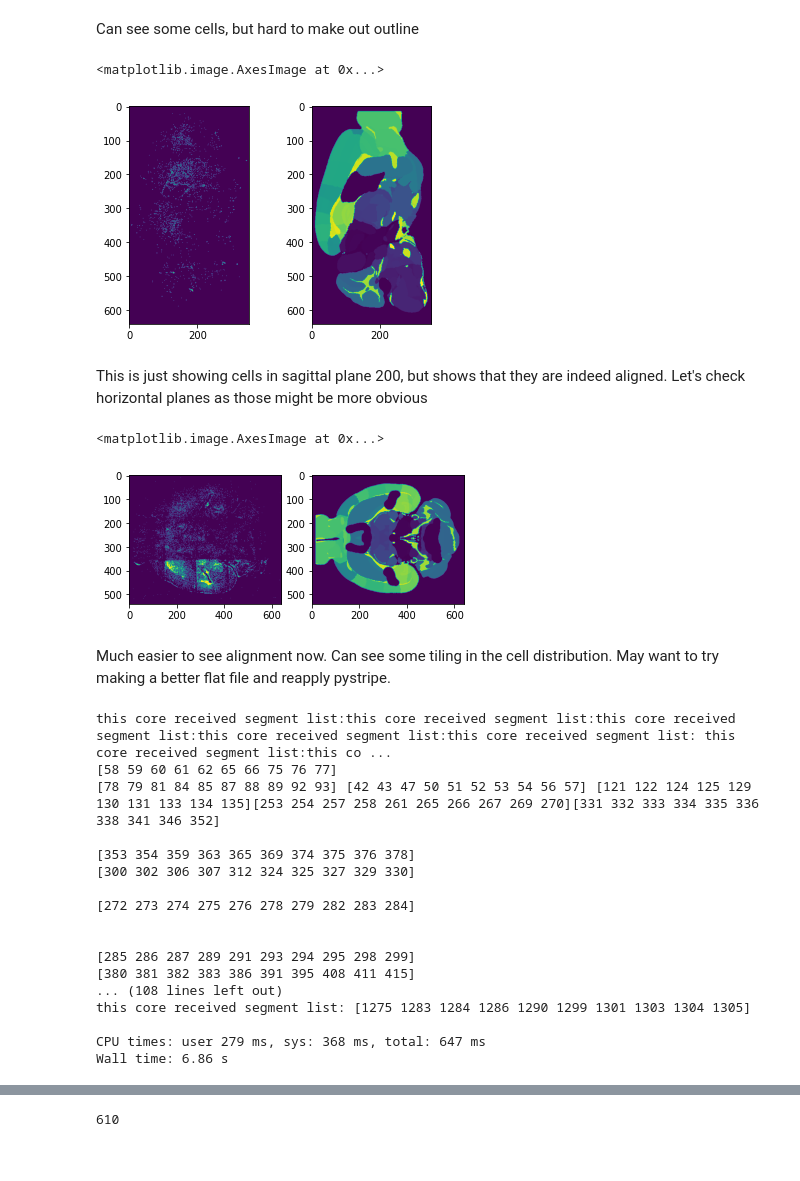
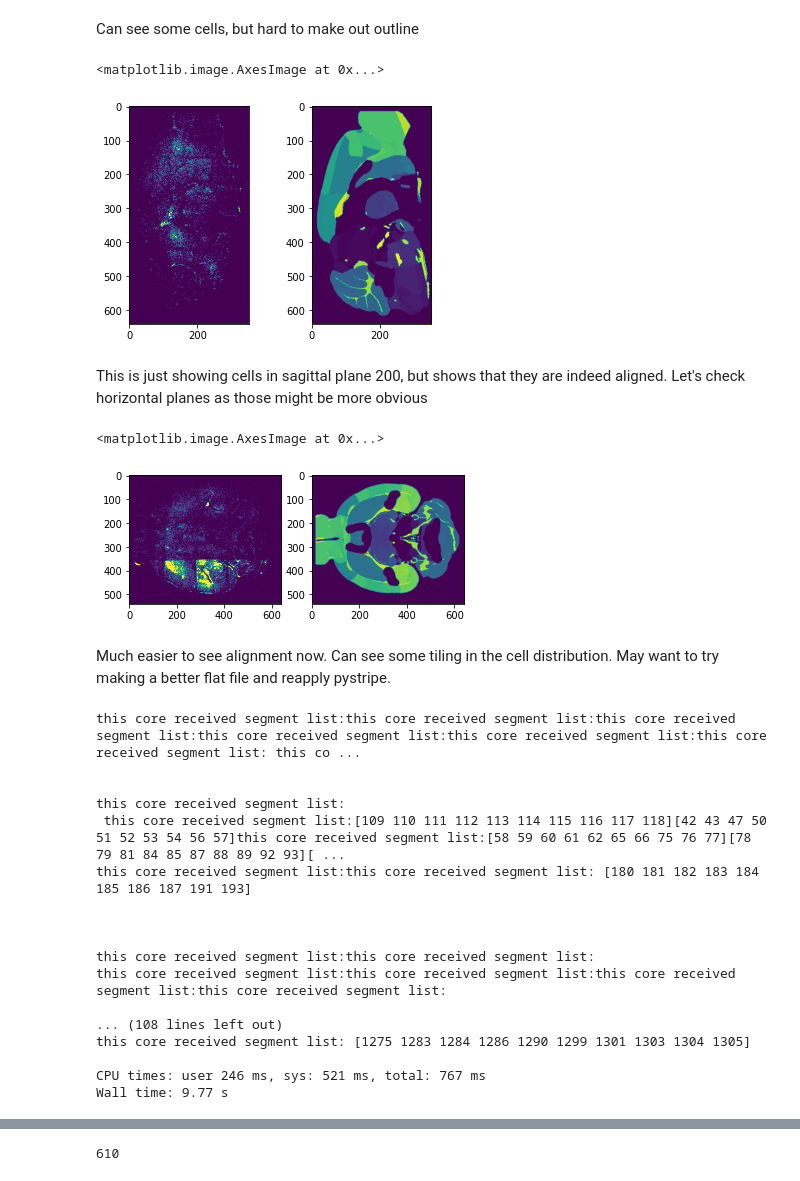
Before and after one commit to PrincetonUniversity/lightsheet_helper_scripts, a Jupyter notebook: clearmap2/notebooks/make_cfos_cell_df.ipynb, the cells around one changed output, grey strips where cells are left out. Drawn from its saved outputs; the diff is of its cells as text; code cells hidden in the pictures.

```diff
--- a/clearmap2/notebooks/make_cfos_cell_df.ipynb
+++ b/clearmap2/notebooks/make_cfos_cell_df.ipynb
@@ -53,10 +53,10 @@ xyz = np.asarray([(int(xx[0]), int(xx[1]), int(xx[2])) for xx in converted_point
 
 # initialize empty volume with the same dimensions as the atlas
 cell_map = np.zeros(eroded_atlas_vol.shape).astype('uint8')
-# read the cells into a volume -- voxels that have a cell get a 1, otherwise 0
+# read the cells into a volume -- voxel values indicate cell count, can be 0,1 or greater
 for x,y,z in xyz:
     try:
-        cell_map[z,y,x] = 1 # no dilation
+        cell_map[z,y,x] += 1 # no dilation
     except Exception as e:
         # Some cells will fall outside the volume - just how clearmap works
         pass
@@ -84,24 +87,24 @@ Can see some cells, but hard to make out outline
 # %%
 # Plot the same slice through the cell volume and the atlas annotation volume
 fig = plt.figure()
 ax_cells=fig.add_subplot(121)
 ax_atlas=fig.add_subplot(122)
-ax_cells.imshow(cell_map[200])
-ax_atlas.imshow(eroded_atlas_vol[200])
+ax_cells.imshow(cell_map[250],vmin=0,vmax=1)
+ax_atlas.imshow(eroded_atlas_vol[250])
 # %% [output]
 <matplotlib.image.AxesImage at 0x...>
-[figure, old version]
+[figure, new version]
 # %% [markdown]
 This is just showing cells in sagittal plane 200, but shows that they are indeed aligned. Let's check horizontal planes as those might be more obvious
 # %%
 fig = plt.figure()
 ax_cells=fig.add_subplot(121)
 ax_atlas=fig.add_subplot(122)
-ax_cells.imshow(cell_map[:,:,200])
+ax_cells.imshow(cell_map[:,:,200],vmin=0,vmax=1)
 ax_atlas.imshow(eroded_atlas_vol[:,:,200])
 # %% [output]
 <matplotlib.image.AxesImage at 0x...>
-[figure, old version]
+[figure, new version]
 # %% [markdown]
 Much easier to see alignment now. Can see some tiling in the cell distribution. May want to try making a better flat file and reapply pystripe.
 # %%
@@ -133,23 +136,23 @@ with ProcessPoolExecutor(max_workers=24) as executor:
         except Exception as exc:
             print(f'generated an exception: {exc}')
 # %% [output]
-this core received segment list:this core received segment list:this core received segment list:this core received segment list:this core received segment list: this core received segment list:this co ...
-[58 59 60 61 62 65 66 75 76 77]
-[78 79 81 84 85 87 88 89 92 93] [42 43 47 50 51 52 53 54 56 57] [121 122 124 125 129 130 131 133 134 135][253 254 257 258 261 265 266 267 269 270][331 332 333 334 335 336 338 341 346 352]
-
-[353 354 359 363 365 369 374 375 376 378]
-[300 302 306 307 312 324 325 327 329 330]
-
-[272 273 274 275 276 278 279 282 283 284]
+this core received segment list:this core received segment list:this core received segment list:this core received segment list:this core received segment list:this core received segment list: this co ...
 
 
-[285 286 287 289 291 293 294 295 298 299]
-[380 381 382 383 386 391 395 408 411 415]
+this core received segment list:
+ this core received segment list:[109 110 111 112 113 114 115 116 117 118][42 43 47 50 51 52 53 54 56 57]this core received segment list:[58 59 60 61 62 65 66 75 76 77][78 79 81 84 85 87 88 89 92 93][ ...
+this core received segment list:this core received segment list: [180 181 182 183 184 185 186 187 191 193]
+
+
+
+this core received segment list:this core received segment list:
+this core received segment list:this core received segment list:this core received segment list:this core received segment list:
+
 ... (108 lines left out)
 this core received segment list: [1275 1283 1284 1286 1290 1299 1301 1303 1304 1305]
 
-CPU times: user 279 ms, sys: 368 ms, total: 647 ms
-Wall time: 6.86 s
+CPU times: user 246 ms, sys: 521 ms, total: 767 ms
+Wall time: 9.77 s
 # %%
 # Take a look at the count dictionary
 master_count_dict
```
Also changed, not shown: parts of 6 cells of this notebook, 1 other file.
